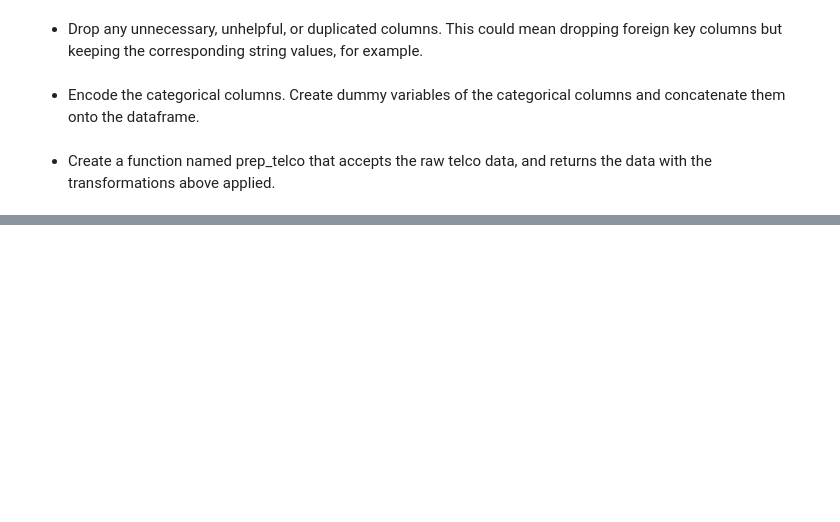
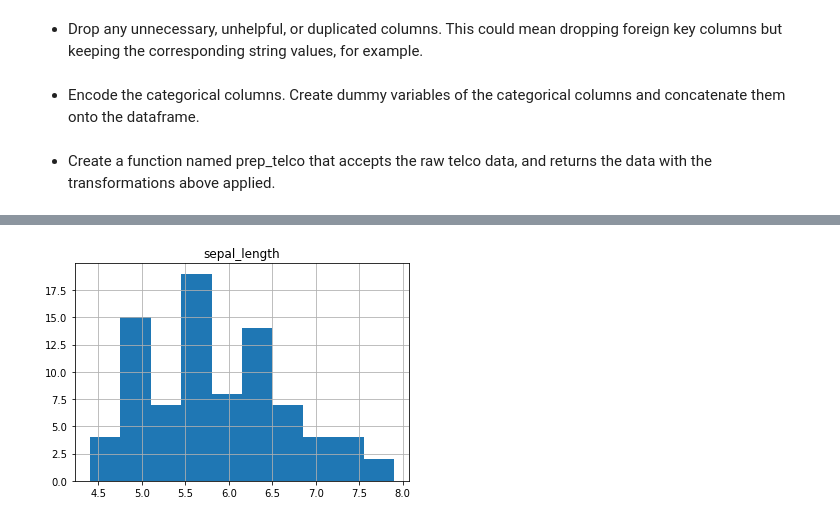
Before and after one commit to GladyBarrios/classification-exercises, a Jupyter notebook: classification_exercises.ipynb, the cells around one changed output, grey strips where cells are left out. Saved outputs shown, nothing was run; the diff lists cells and outputs as text; code cells hidden in the pictures; blank space fills up the shorter version.

```diff
--- a/classification_exercises.ipynb
+++ b/classification_exercises.ipynb
@@ -450,0 +385,3 @@ prep_telco.head()
+# %%
+iris = acquire.get_iris_data()
+iris.head()
@@ -450,0 +395,3 @@ prep_telco.head()
+# %%
+iris = iris.drop(columns='species_id')
+iris.head(2)
@@ -450,0 +417,14 @@ prep_telco.head()
+# %%
+def train_validate_test_split(iris, target, seed=123):
+
+    train_validate, test = train_test_split(iris, test_size=0.2,
+                                            random_state=seed,
+                                            stratify=iris[target])
+    train, validate = train_test_split(train_validate, test_size=0.3,
+                                       random_state=seed,
+                                       stratify=train_validate[target])
+    return train, validate, test
+# %%
+# Stratify with categorical target variables
+train, validate, test = train_validate_test_split(iris, target='species_name')
+train.shape, validate.shape, test.shape
@@ -450,0 +478,6 @@ prep_telco.head()
+# %%
+plt.title("sepal_length")
+train.sepal_length.hist()
+plt.show()
+# %% [output]
+[figure, added]
```
Also changed, not shown: parts of 42 cells of this notebook.
